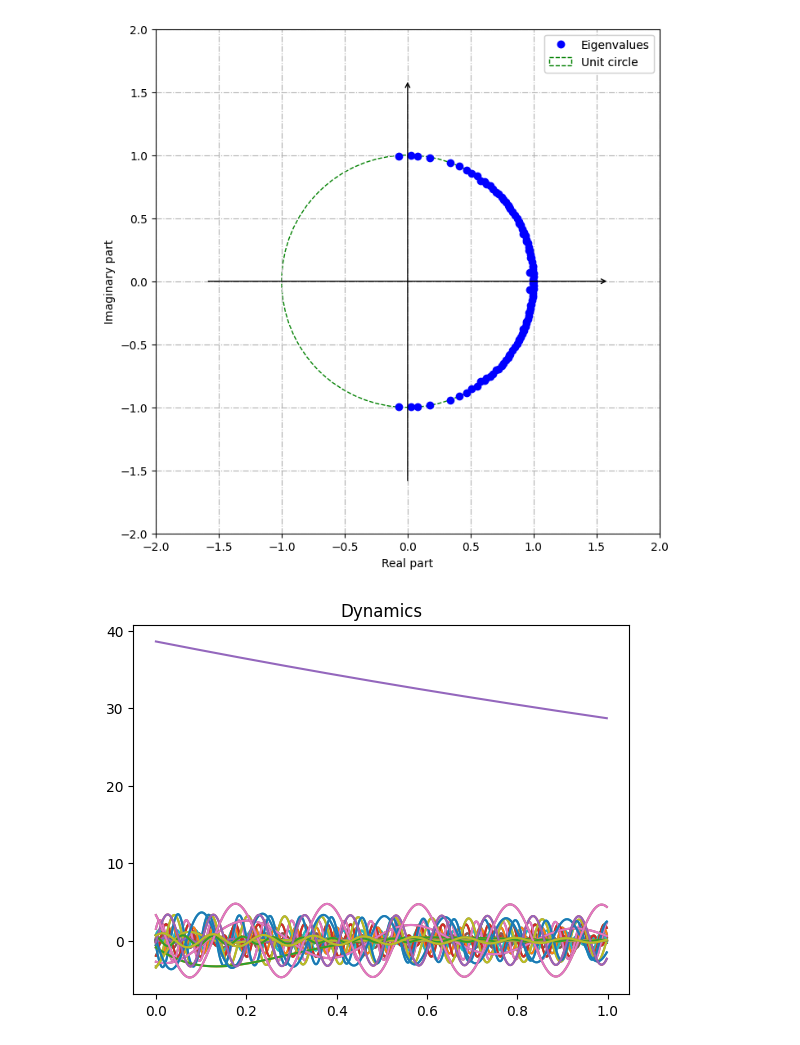
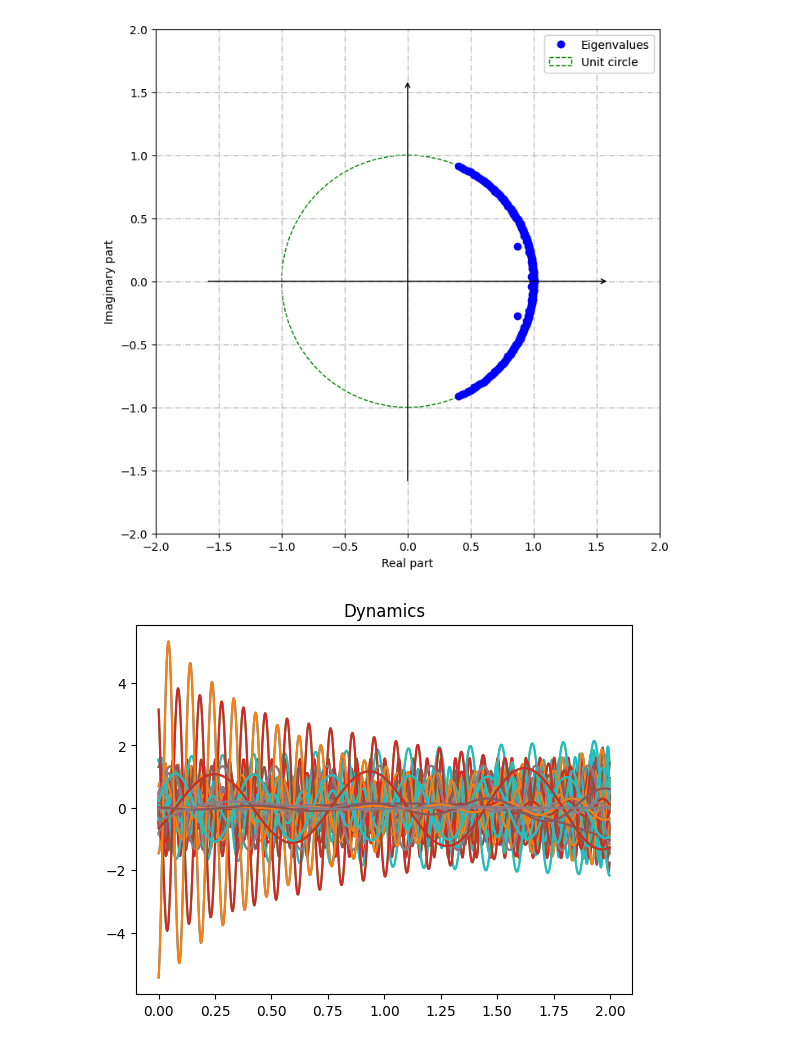
Before and after one commit to CBergerEPFL/maitrise, a Jupyter notebook: test_sample.ipynb, the cells around one changed output. Saved outputs shown, nothing was run; the diff lists cells and outputs as text; code cells hidden in the pictures.

```diff
--- a/test_sample.ipynb
+++ b/test_sample.ipynb
@@ -1989,20 +2010,20 @@ plt.plot(test_hodmd.dmd_timesteps[:499], test_hodmd.reconstructed_data[0].real,
 plt.legend()
 plt.show()
 # %%
-##Full DMD method for us
+##Full HODMD method for us
 
 from pydmd import DMD,HODMD
-X = np.empty((len(ECG_lead),500))
+X = np.empty((len(ECG_lead),1000))
 for i,j in zip(ECG_lead,range(len(ECG_lead))):
-    X[j,:] = dico_ECG[i][:500]
+    X[j,:] = dico_ECG[i][:1000]
 
-dmd = HODMD(svd_rank=0, exact=True, opt=True, d=200).fit(X)
+dmd = HODMD(svd_rank=0, exact=True, opt=True, d=50).fit(X)
 for eig in dmd.eigs:
     print('Eigenvalue {}: distance from unit circle {}'.format(eig, np.abs(eig.imag**2+eig.real**2 - 1)))
 
 dmd.plot_eigs(show_axes=True, show_unit_circle=True)
 
-t = np.array(range(500))
+t = np.array(range(1000))
 t = t/data.sampling_frequency
 for dynamic in dmd.dynamics:
     plt.plot(t, dynamic.real)
@@ -2013,9 +2034,9 @@ dmd.original_time['dt'] = dmd.dmd_time['dt'] = t[1] - t[0]
 dmd.original_time['t0'] = dmd.dmd_time['t0'] = t[0]
 dmd.original_time['tend'] = dmd.dmd_time['tend'] = t[-1]
 
-plt.plot(dmd.original_timesteps, dico_ECG[ECG_lead[2]][:500], '.', label='snapshots')
-plt.plot(dmd.original_timesteps, dico_ECG[ECG_lead[2]][:500], '-', label='original function')
-plt.plot(dmd.dmd_timesteps[:500-1], dmd.reconstructed_data[2].real, '--', label='DMD output')
+plt.plot(dmd.original_timesteps, dico_ECG[ECG_lead[9]][:1000], '.', label='snapshots')
+plt.plot(dmd.original_timesteps, dico_ECG[ECG_lead[9]][:1000], '-', label='original function')
+plt.plot(dmd.dmd_timesteps[:1000-1], dmd.reconstructed_data[9].real, '--', label='DMD output')
 plt.legend()
 plt.show()
 
@@ -2052,2 +2071,2 @@ Eigenvalue (0.9911448691260785-0.11217534537706576j): distance from unit circle
-[figure, old version]
+[figure, new version]
-[figure, old version]
+[figure, new version]
```
Also changed, not shown: parts of 7 cells of this notebook, 1 other file.
